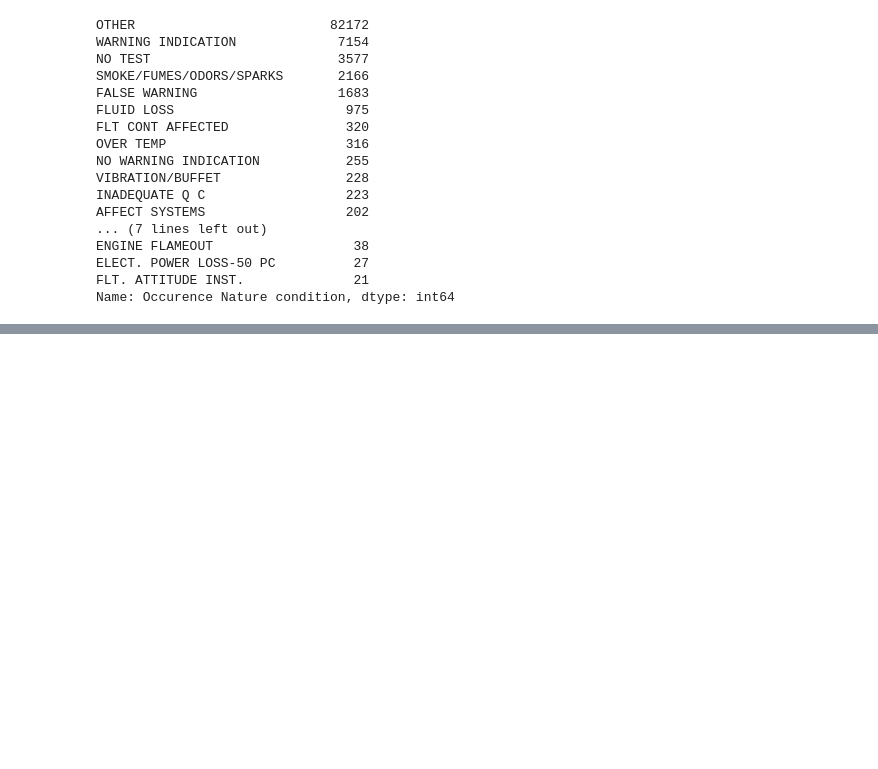
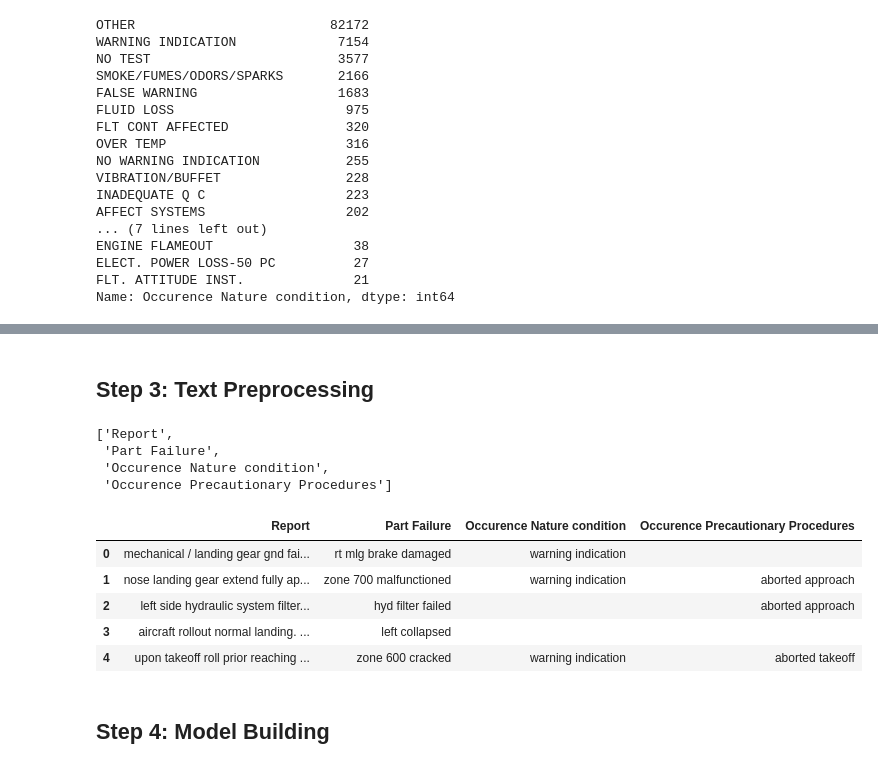
Before and after one commit to kelvin-cykong/Airline-Incident-Text-Data-Analysis, a Jupyter notebook: Airline_Incidents_Safety_Data.ipynb, the cells around one changed output, grey strips where cells are left out. Cells and saved outputs as stored; diff of their text form; code cells hidden in the pictures; blank space fills up the shorter version.

Commit message:
Update Main Jupyter Notebook. Upload text_regressor

```diff
--- a/Airline_Incidents_Safety_Data.ipynb
+++ b/Airline_Incidents_Safety_Data.ipynb
@@ -39,0 +140,34 @@ Name: Occurence Nature condition, dtype: int64
+# %% [markdown]
+## Step 3: Text Preprocessing
+# %%
+def text_preprocessing(data):
+    stop_words = set(stopwords.words('english'))
+    data_columns_list = list(data.columns)
+    for i in range(len(data_columns_list)):
+        data[data_columns_list[i]] = data[data_columns_list[i]].str.strip().str.lower()
+        for j in range(len(data)):
+            text = data[data_columns_list[i]].loc[j]
+            text = ' '.join([word for word in text.split() if word not in stop_words])
+            data[data_columns_list[i]].loc[j] = text
+    return data
+# %%
+list(data.columns)
+# %% [output]
+['Report',
+ 'Part Failure',
+ 'Occurence Nature condition',
+ 'Occurence Precautionary Procedures']
+# %%
+data_processed = copy.deepcopy(data) # Remove reference pointers
+data_output = text_preprocessing(data_processed)
+# %%
+data_output.head()
+# %% [output]
+|  | Report | Part Failure | Occurence Nature condition | Occurence Precautionary Procedures |
+| 0 | mechanical / landing gear gnd fai... | rt mlg brake damaged | warning indication |  |
+| 1 | nose landing gear extend fully ap... | zone 700 malfunctioned | warning indication | aborted approach |
+| 2 | left side hydraulic system filter... | hyd filter failed |  | aborted approach |
+| 3 | aircraft rollout normal landing. ... | left collapsed |  |  |
+| 4 | upon takeoff roll prior reaching ... | zone 600 cracked | warning indication | aborted takeoff |
+# %% [markdown]
+## Step 4: Model Building
```
Also changed, not shown: parts of 17 cells of this notebook, 9 other files.
